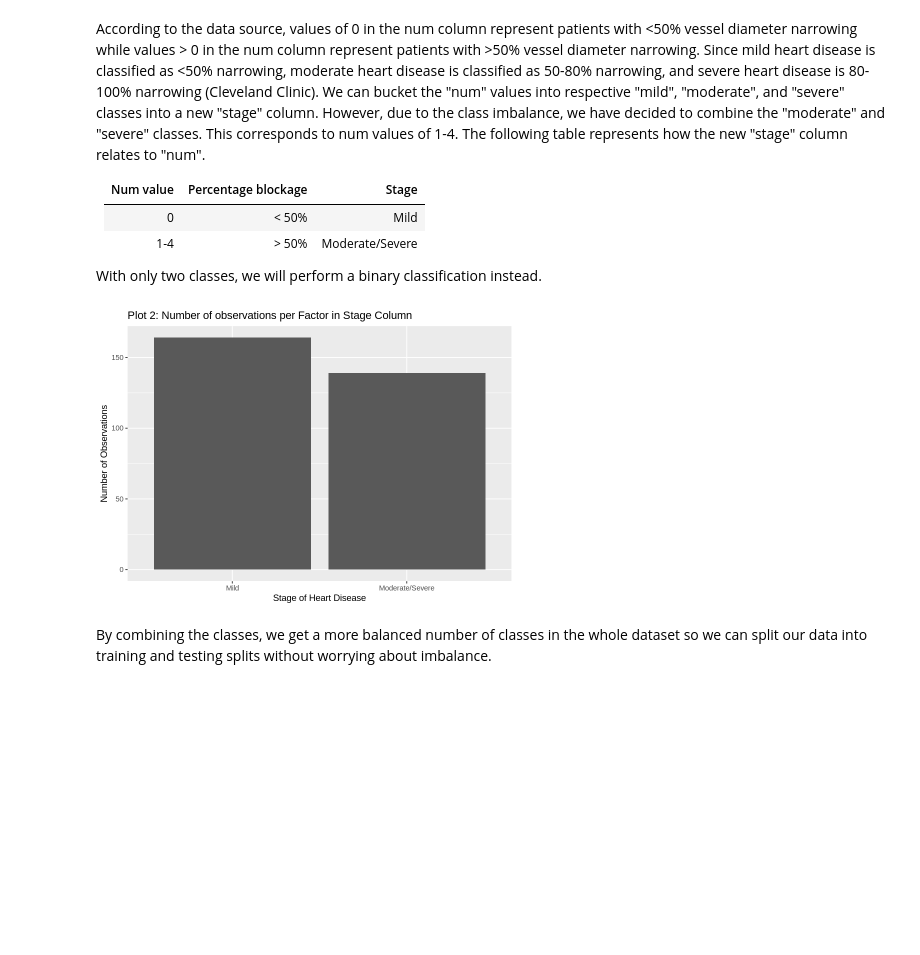
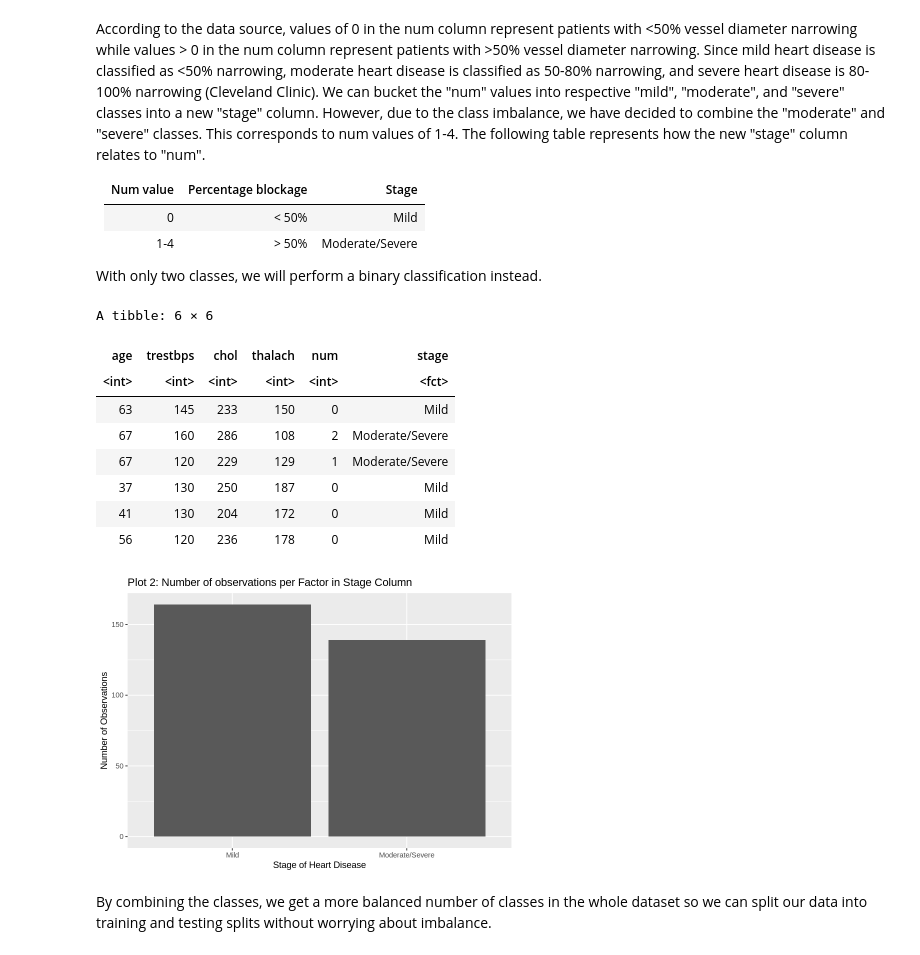
Before and after one commit to clay-arras/DSCI100GroupProject, a Jupyter notebook: DSCI100_Group30_Report.ipynb, the cells around one changed output. Drawn from its saved outputs; the diff is of its cells as text; code cells hidden in the pictures; blank space fills up the shorter version.

```diff
--- a/DSCI100_Group30_Report.ipynb
+++ b/DSCI100_Group30_Report.ipynb
@@ -131,15 +139,24 @@ With only two classes, we will perform a binary classification instead.
 # %%
 options(repr.plot.width = 7, repr.plot.height=5)
 
 cleveland_staged <- cleveland_data |>
     mutate(stage = cut(num, breaks=c(-Inf,0,4), labels=c("Mild","Moderate/Severe")))
-# head(cleveland_staged)
+head(cleveland_staged)
 cleveland_staged_summary <- cleveland_staged |> group_by(stage) |> summarize(count = n()) |> ggplot(aes(stage,count)) +
     geom_bar(stat = "identity") +
     labs(x = "Stage of Heart Disease", y = "Number of Observations") +
     ggtitle("Plot 2: Number of observations per Factor in Stage Column")
 cleveland_staged_summary
 # %% [output]
+A tibble: 6 × 6
+| age | trestbps | chol | thalach | num | stage |
+| <int> | <int> | <int> | <int> | <int> | <fct> |
+| 63 | 145 | 233 | 150 | 0 | Mild |
+| 67 | 160 | 286 | 108 | 2 | Moderate/Severe |
+| 67 | 120 | 229 | 129 | 1 | Moderate/Severe |
+| 37 | 130 | 250 | 187 | 0 | Mild |
+| 41 | 130 | 204 | 172 | 0 | Mild |
+| 56 | 120 | 236 | 178 | 0 | Mild |
 [figure]
 # %% [markdown]
 By combining the classes, we get a more balanced number of classes in the whole dataset so we can split our data into training and testing splits without worrying about imbalance.
```
Also changed, not shown: parts of 4 cells of this notebook.
